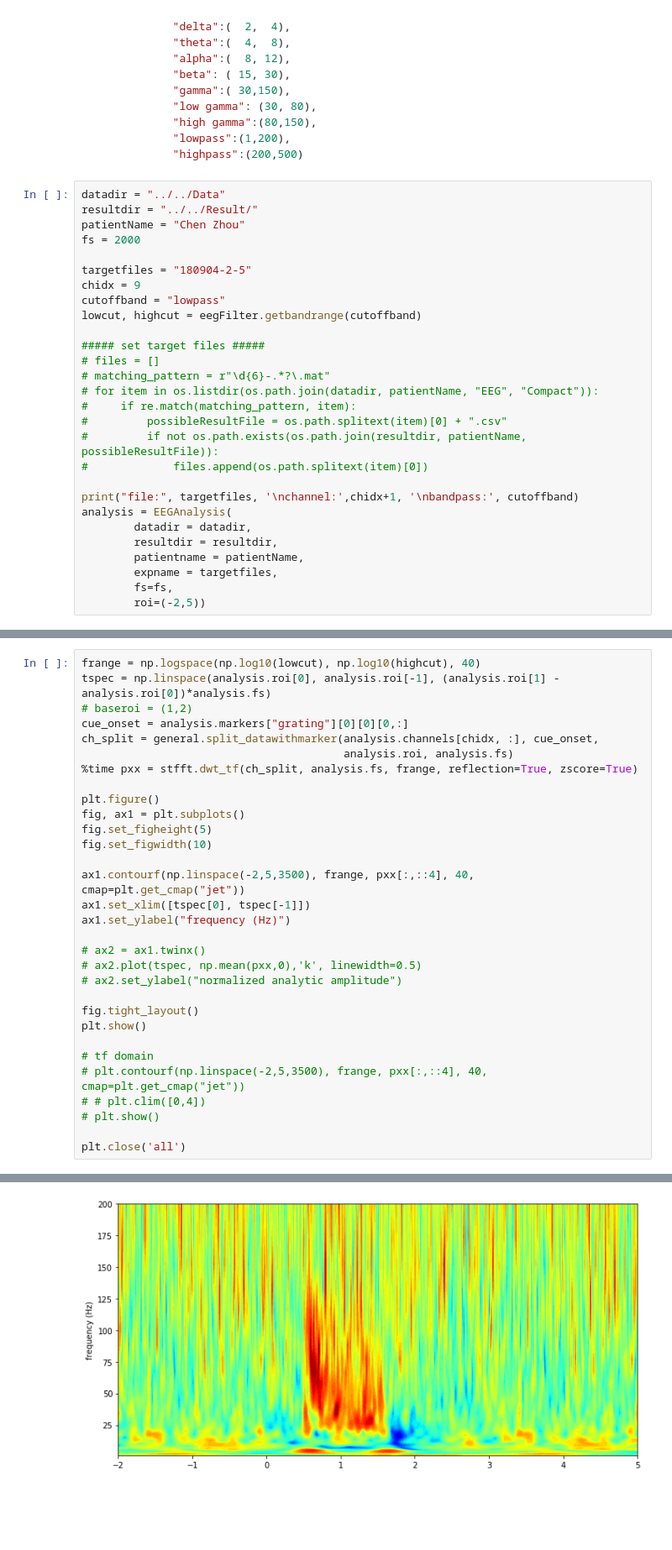
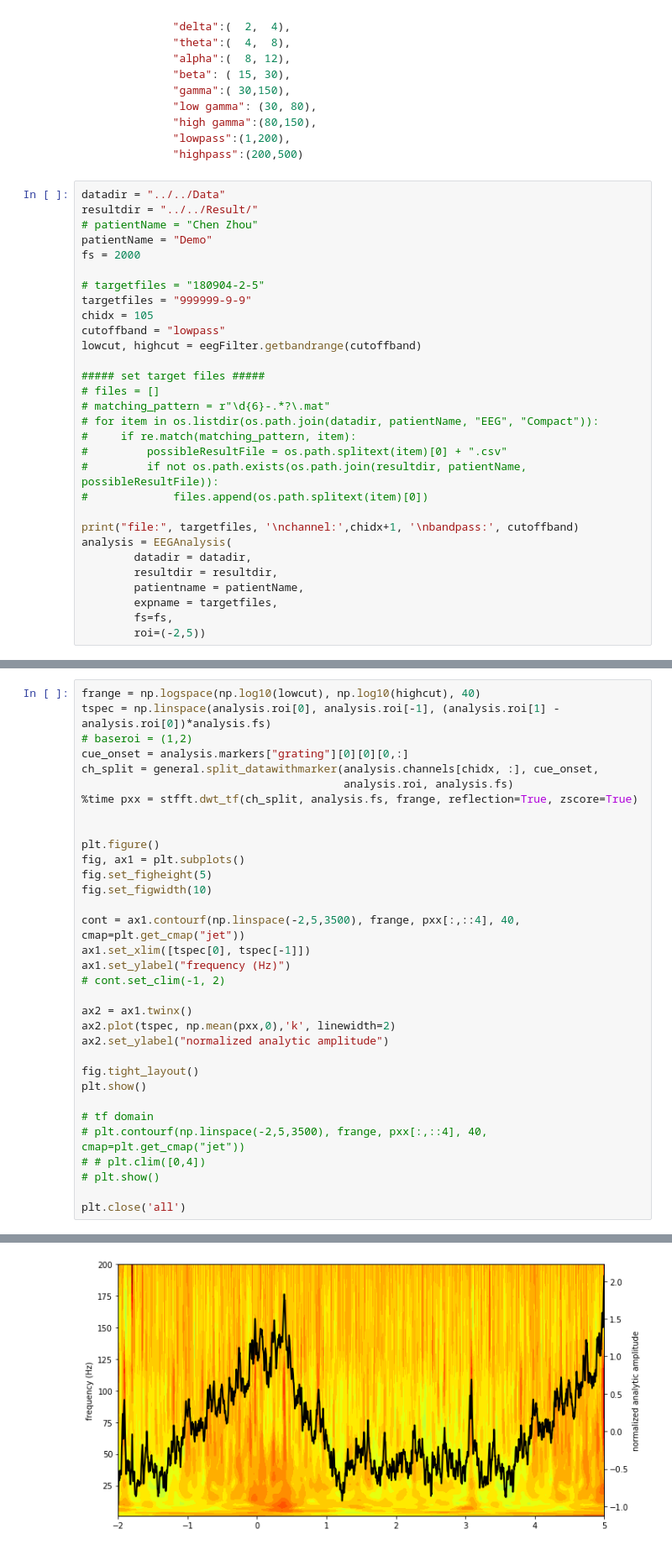
Before and after one commit to ZhangJiayiLab/EEG-Analysis, a Jupyter notebook: python/demo_tfdomain.ipynb, the cells around one changed output, grey strips where cells are left out. Shown: that part at 84% size. Saved outputs shown, nothing was run; the diff lists cells and outputs as text; blank space fills up the shorter version.

```diff
--- a/python/demo_tfdomain.ipynb
+++ b/python/demo_tfdomain.ipynb
@@ -29,11 +29,13 @@ from tqdm import tqdm
 # %%
 datadir = "../../Data"
 resultdir = "../../Result/"
-patientName = "Chen Zhou"
+# patientName = "Chen Zhou"
+patientName = "Demo"
 fs = 2000
 
-targetfiles = "180904-2-5"
-chidx = 9
+# targetfiles = "180904-2-5"
+targetfiles = "999999-9-9"
+chidx = 105
 cutoffband = "lowpass"
 lowcut, highcut = eegFilter.getbandrange(cutoffband)
 
@@ -67,18 +69,20 @@ ch_split = general.split_datawithmarker(analysis.channels[chidx, :], cue_onset,
                                         analysis.roi, analysis.fs)
 %time pxx = stfft.dwt_tf(ch_split, analysis.fs, frange, reflection=True, zscore=True)
 
+
 plt.figure()
 fig, ax1 = plt.subplots()
 fig.set_figheight(5)
 fig.set_figwidth(10)
 
-ax1.contourf(np.linspace(-2,5,3500), frange, pxx[:,::4], 40, cmap=plt.get_cmap("jet"))
+cont = ax1.contourf(np.linspace(-2,5,3500), frange, pxx[:,::4], 40, cmap=plt.get_cmap("jet"))
 ax1.set_xlim([tspec[0], tspec[-1]])
 ax1.set_ylabel("frequency (Hz)")
+# cont.set_clim(-1, 2)
 
-# ax2 = ax1.twinx()
-# ax2.plot(tspec, np.mean(pxx,0),'k', linewidth=0.5)
-# ax2.set_ylabel("normalized analytic amplitude")
+ax2 = ax1.twinx()
+ax2.plot(tspec, np.mean(pxx,0),'k', linewidth=2)
+ax2.set_ylabel("normalized analytic amplitude")
 
 fig.tight_layout()
 plt.show()
@@ -95,2 +99,2 @@ Wall time: 4.61 s
 <Figure size 432x288 with 0 Axes>
-[figure, old version]
+[figure, new version]
```
Also changed, not shown: parts of 3 cells of this notebook, 7 other files.
